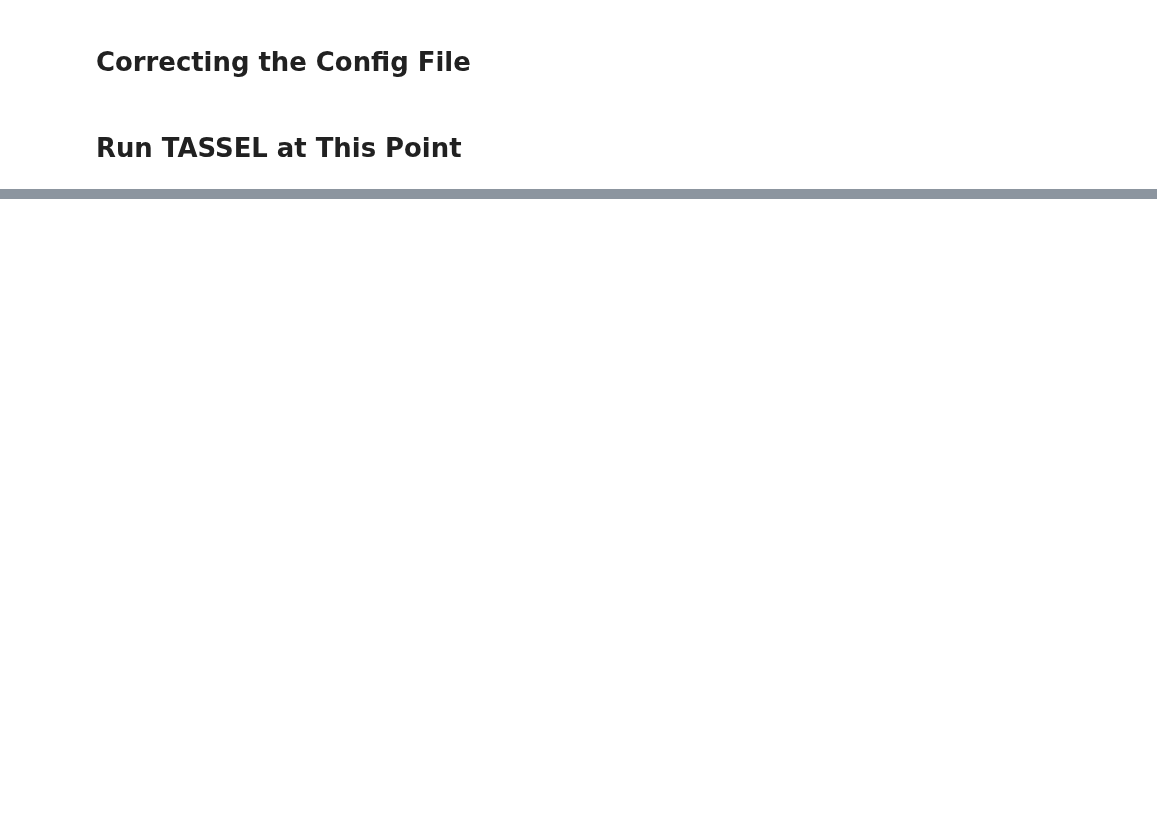
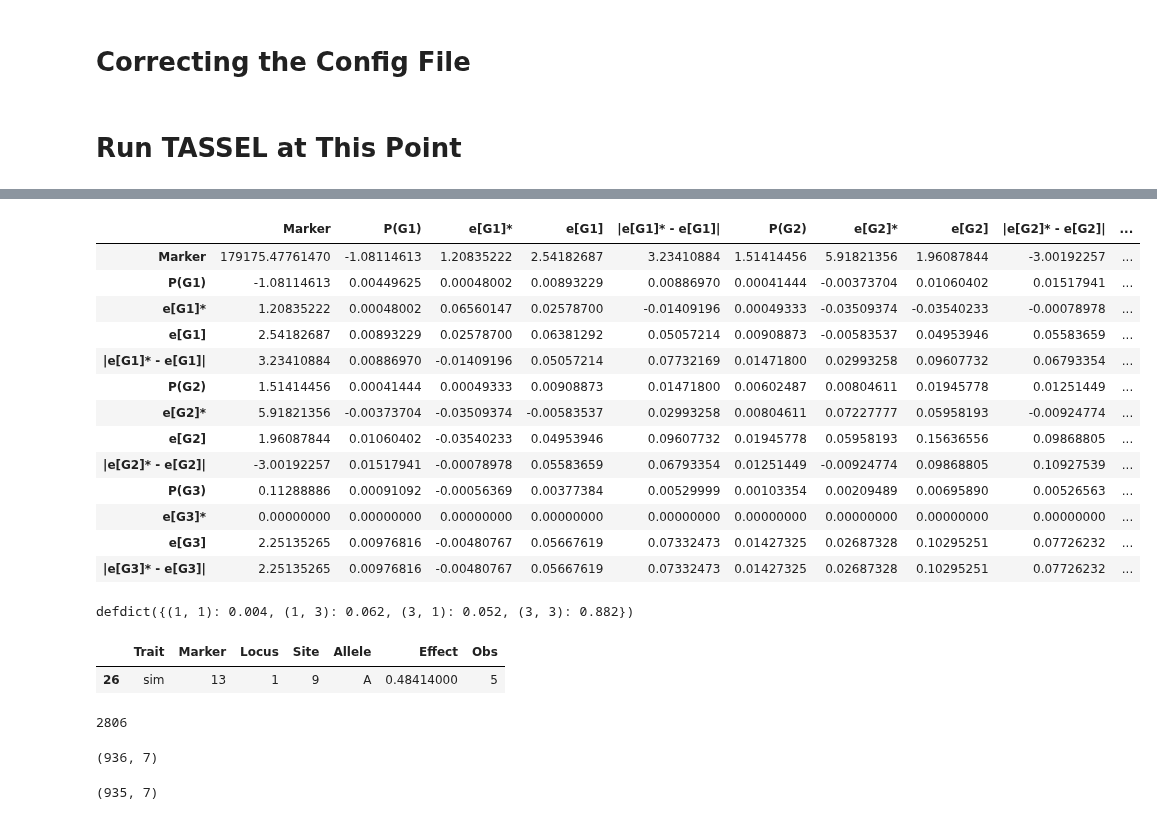
Before and after one commit to maizeatlas/saegus, a Jupyter notebook: devel/magic/1478/small_scale_run.ipynb, the cells around one changed output, grey strips where cells are left out. Cells and saved outputs as stored; diff of their text form; code cells hidden in the pictures; blank space fills up the shorter version.

```diff
--- a/devel/magic/1478/small_scale_run.ipynb
+++ b/devel/magic/1478/small_scale_run.ipynb
@@ -180,0 +434,17 @@ for rep, sample_list in sample_library.items():
+# %%
+genotypic_effects.cov()
+# %% [output]
+|  | Marker | P(G1) | e[G1]* | e[G1] | |e[G1]* - e[G1]| | P(G2) | e[G2]* | e[G2] | |e[G2]* - e[G2]| | ... |
+| Marker | 179175.47761470 | -1.08114613 | 1.20835222 | 2.54182687 | 3.23410884 | 1.51414456 | 5.91821356 | 1.96087844 | -3.00192257 | ... |
+| P(G1) | -1.08114613 | 0.00449625 | 0.00048002 | 0.00893229 | 0.00886970 | 0.00041444 | -0.00373704 | 0.01060402 | 0.01517941 | ... |
+| e[G1]* | 1.20835222 | 0.00048002 | 0.06560147 | 0.02578700 | -0.01409196 | 0.00049333 | -0.03509374 | -0.03540233 | -0.00078978 | ... |
+| e[G1] | 2.54182687 | 0.00893229 | 0.02578700 | 0.06381292 | 0.05057214 | 0.00908873 | -0.00583537 | 0.04953946 | 0.05583659 | ... |
+| |e[G1]* - e[G1]| | 3.23410884 | 0.00886970 | -0.01409196 | 0.05057214 | 0.07732169 | 0.01471800 | 0.02993258 | 0.09607732 | 0.06793354 | ... |
+| P(G2) | 1.51414456 | 0.00041444 | 0.00049333 | 0.00908873 | 0.01471800 | 0.00602487 | 0.00804611 | 0.01945778 | 0.01251449 | ... |
+| e[G2]* | 5.91821356 | -0.00373704 | -0.03509374 | -0.00583537 | 0.02993258 | 0.00804611 | 0.07227777 | 0.05958193 | -0.00924774 | ... |
+| e[G2] | 1.96087844 | 0.01060402 | -0.03540233 | 0.04953946 | 0.09607732 | 0.01945778 | 0.05958193 | 0.15636556 | 0.09868805 | ... |
+| |e[G2]* - e[G2]| | -3.00192257 | 0.01517941 | -0.00078978 | 0.05583659 | 0.06793354 | 0.01251449 | -0.00924774 | 0.09868805 | 0.10927539 | ... |
+| P(G3) | 0.11288886 | 0.00091092 | -0.00056369 | 0.00377384 | 0.00529999 | 0.00103354 | 0.00209489 | 0.00695890 | 0.00526563 | ... |
+| e[G3]* | 0.00000000 | 0.00000000 | 0.00000000 | 0.00000000 | 0.00000000 | 0.00000000 | 0.00000000 | 0.00000000 | 0.00000000 | ... |
+| e[G3] | 2.25135265 | 0.00976816 | -0.00480767 | 0.05667619 | 0.07332473 | 0.01427325 | 0.02687328 | 0.10295251 | 0.07726232 | ... |
+| |e[G3]* - e[G3]| | 2.25135265 | 0.00976816 | -0.00480767 | 0.05667619 | 0.07332473 | 0.01427325 | 0.02687328 | 0.10295251 | 0.07726232 | ... |
@@ -180,0 +453,9 @@ for rep, sample_list in sample_library.items():
+# %%
+sample.dvars().genoFreq[1198]
+# %% [output]
+defdict({(1, 1): 0.004, (1, 3): 0.062, (3, 1): 0.052, (3, 3): 0.882})
+# %%
+mapping_of_frames[13].ix[mapping_of_frames[13].ix[:, 'Allele'] == 'A']
+# %% [output]
+|  | Trait | Marker | Locus | Site | Allele | Effect | Obs |
+| 26 | sim | 13 | 1 | 9 | A | 0.48414000 | 5 |
@@ -180,0 +464,8 @@ for rep, sample_list in sample_library.items():
+# %%
+936+935+935
+# %% [output]
+2806
+# %%
+first_genotype.shape
+# %% [output]
+(936, 7)
@@ -180,0 +474,4 @@ for rep, sample_list in sample_library.items():
+# %%
+second_genotype.shape
+# %% [output]
+(935, 7)
```
Also changed, not shown: parts of 91 cells of this notebook, 2 other files.
